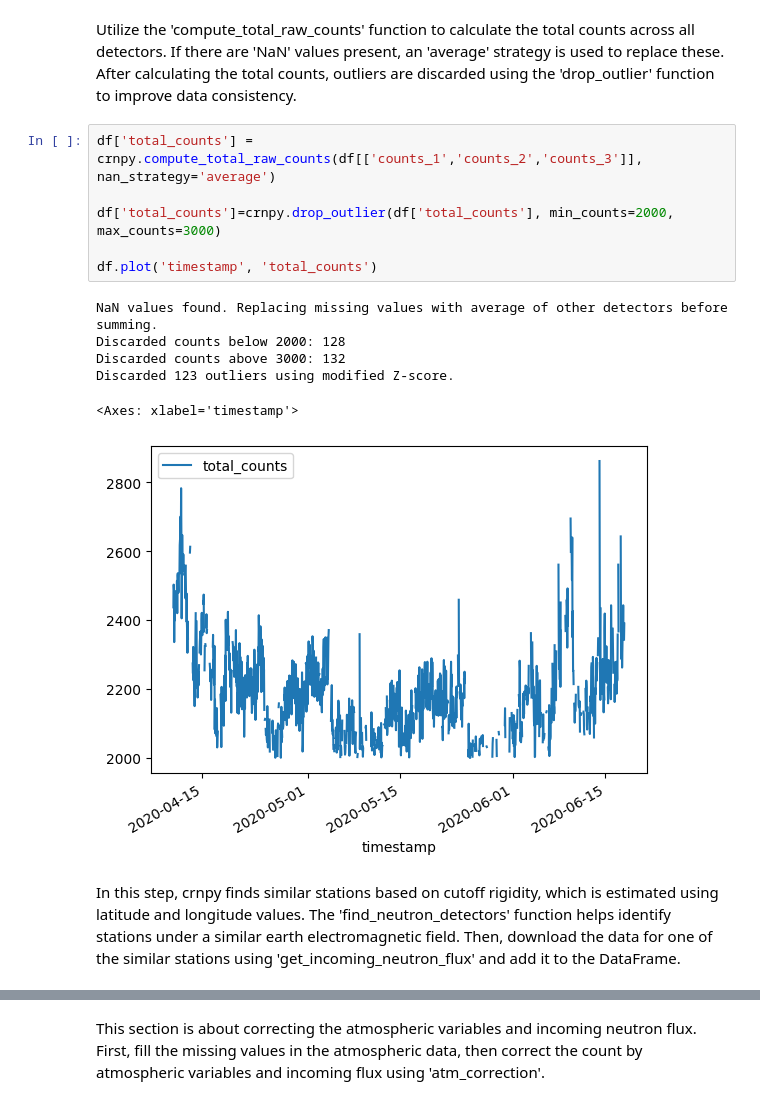
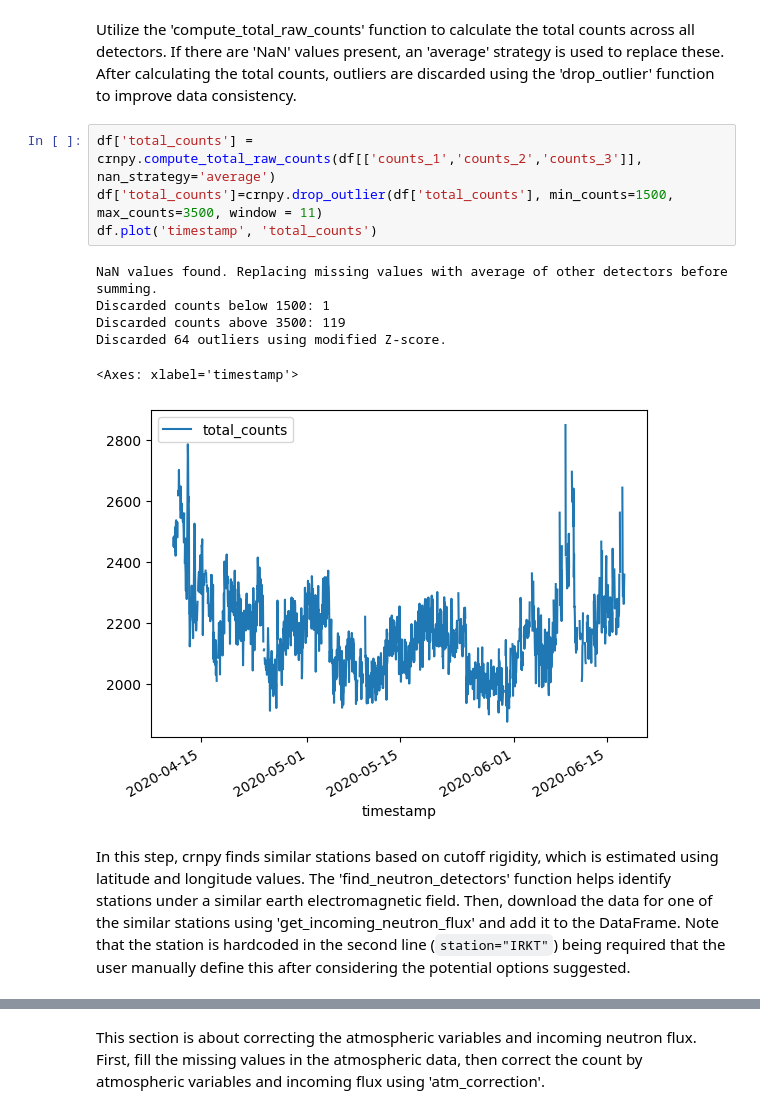
Before and after one commit to soilwater/crnpy, a Jupyter notebook: docs/examples/stationary/example_RDT_station.ipynb, the cells around one changed output, grey strips where cells are left out. Cells and saved outputs as stored; diff of their text form.

```diff
--- a/docs/examples/stationary/example_RDT_station.ipynb
+++ b/docs/examples/stationary/example_RDT_station.ipynb
@@ -68,20 +68,18 @@ df[['counts_1','counts_2','counts_3']].head()
 Utilize the 'compute_total_raw_counts' function to calculate the total counts across all detectors. If there are 'NaN' values present, an 'average' strategy is used to replace these. After calculating the total counts, outliers are discarded using the 'drop_outlier' function to improve data consistency.
 # %%
 df['total_counts'] = crnpy.compute_total_raw_counts(df[['counts_1','counts_2','counts_3']], nan_strategy='average')
-
-df['total_counts']=crnpy.drop_outlier(df['total_counts'], min_counts=2000, max_counts=3000)
-
+df['total_counts']=crnpy.drop_outlier(df['total_counts'], min_counts=1500, max_counts=3500, window = 11)
 df.plot('timestamp', 'total_counts')
 # %% [output]
 NaN values found. Replacing missing values with average of other detectors before summing.
-Discarded counts below 2000: 128
-Discarded counts above 3000: 132
-Discarded 123 outliers using modified Z-score.
+Discarded counts below 1500: 1
+Discarded counts above 3500: 119
+Discarded 64 outliers using modified Z-score.
 <Axes: xlabel='timestamp'>
-[figure, old version]
+[figure, new version]
 # %% [markdown]
 
-In this step, crnpy finds similar stations based on cutoff rigidity, which is estimated using latitude and longitude values. The 'find_neutron_detectors' function helps identify stations under a similar earth electromagnetic field. Then, download the data for one of the similar stations using 'get_incoming_neutron_flux' and add it to the DataFrame.
+In this step, crnpy finds similar stations based on cutoff rigidity, which is estimated using latitude and longitude values. The 'find_neutron_detectors' function helps identify stations under a similar earth electromagnetic field. Then, download the data for one of the similar stations using 'get_incoming_neutron_flux' and add it to the DataFrame. Note that the station is hardcoded in the second line (`station="IRKT"`) being required that the user manually define this after considering the potential options suggested.
 # %%
 #Find stations with cutoff rigidity similar to estimated by lat,lon
 crnpy.find_neutron_detectors(crnpy.cutoff_rigidity(39.1, -96.6))
```
Also changed, not shown: parts of 5 cells of this notebook, 13 other files.
